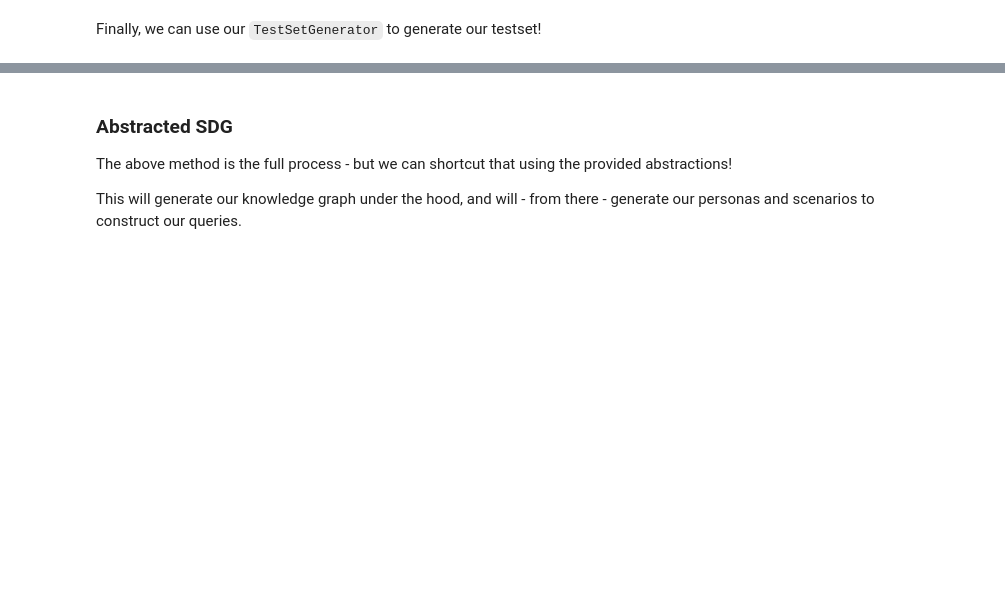
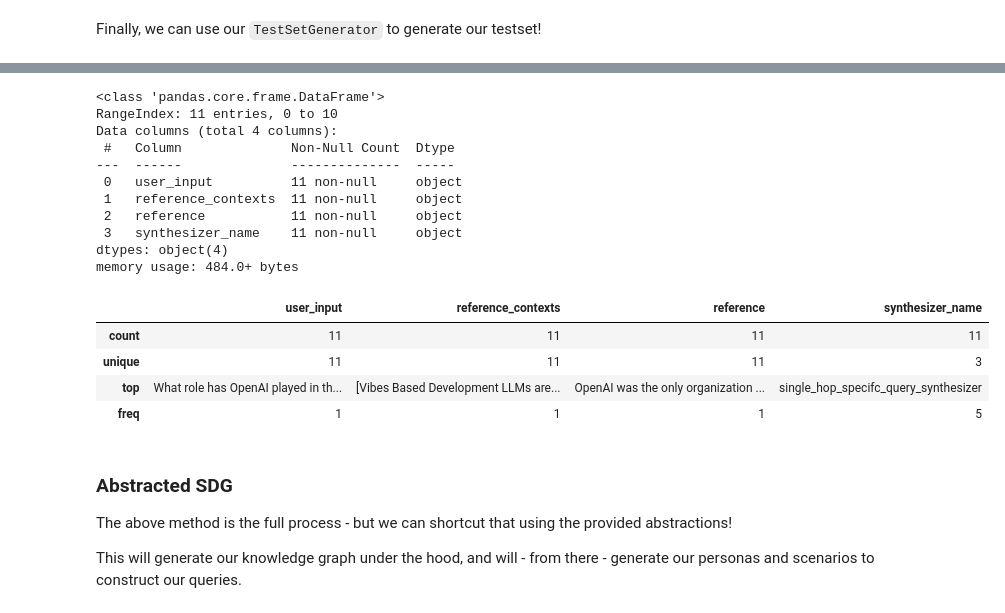
Before and after one commit to rsr2425/AIE5, a Jupyter notebook: 07_Synthetic_Data_Generation_and_LangSmith/Synthetic_Data_Generation_RAGAS_&_LangSmith_Assignment.ipynb, the cells around one changed output, grey strips where cells are left out. Saved outputs shown, nothing was run; the diff lists cells and outputs as text; code cells hidden in the pictures; blank space fills up the shorter version.

```diff
--- a/07_Synthetic_Data_Generation_and_LangSmith/Synthetic_Data_Generation_RAGAS_&_LangSmith_Assignment.ipynb
+++ b/07_Synthetic_Data_Generation_and_LangSmith/Synthetic_Data_Generation_RAGAS_&_LangSmith_Assignment.ipynb
@@ -230,3 +251,26 @@ testset.to_pandas()
+# %%
+df.columns
+df.head()
+df.tail()
+df.info()
+df.describe()
+# %% [output]
+<class 'pandas.core.frame.DataFrame'>
+RangeIndex: 11 entries, 0 to 10
+Data columns (total 4 columns):
+ #   Column              Non-Null Count  Dtype
+---  ------              --------------  -----
+ 0   user_input          11 non-null     object
+ 1   reference_contexts  11 non-null     object
+ 2   reference           11 non-null     object
+ 3   synthesizer_name    11 non-null     object
+dtypes: object(4)
+memory usage: 484.0+ bytes
+|  | user_input | reference_contexts | reference | synthesizer_name |
+| count | 11 | 11 | 11 | 11 |
+| unique | 11 | 11 | 11 | 3 |
+| top | What role has OpenAI played in th... | [Vibes Based Development LLMs are... | OpenAI was the only organization ... | single_hop_specifc_query_synthesizer |
+| freq | 1 | 1 | 1 | 5 |
 # %% [markdown]
 ### Abstracted SDG
 
```
Also changed, not shown: parts of 22 cells of this notebook, 4 other files.
